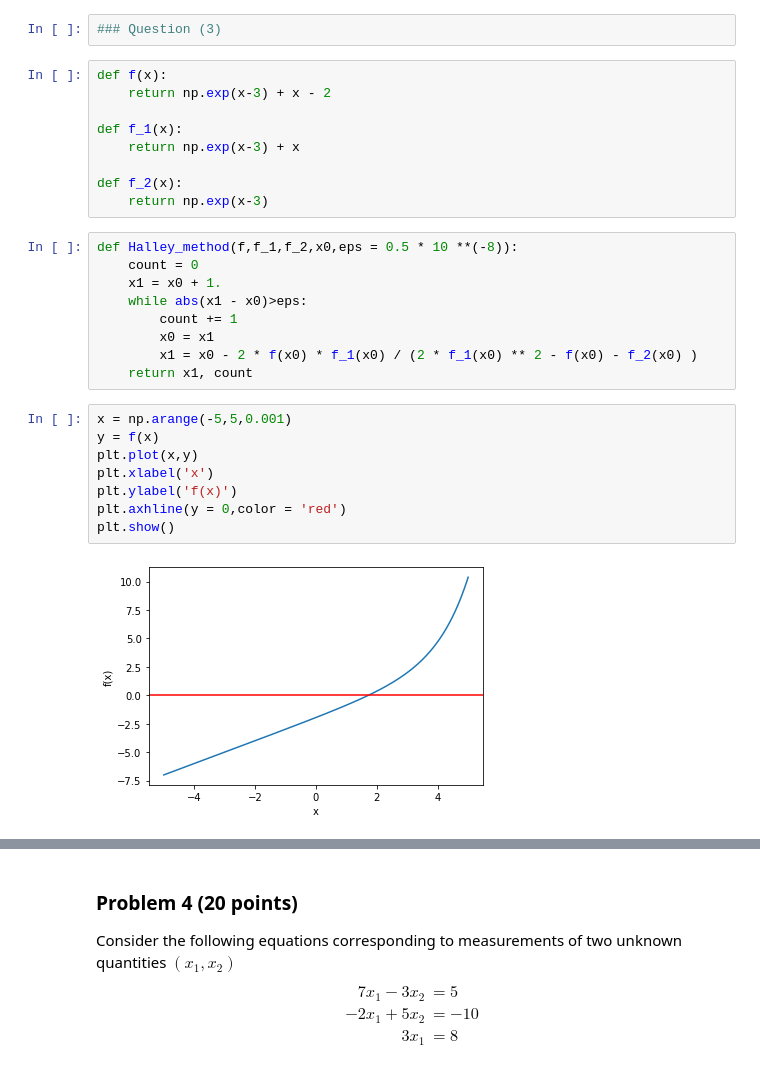
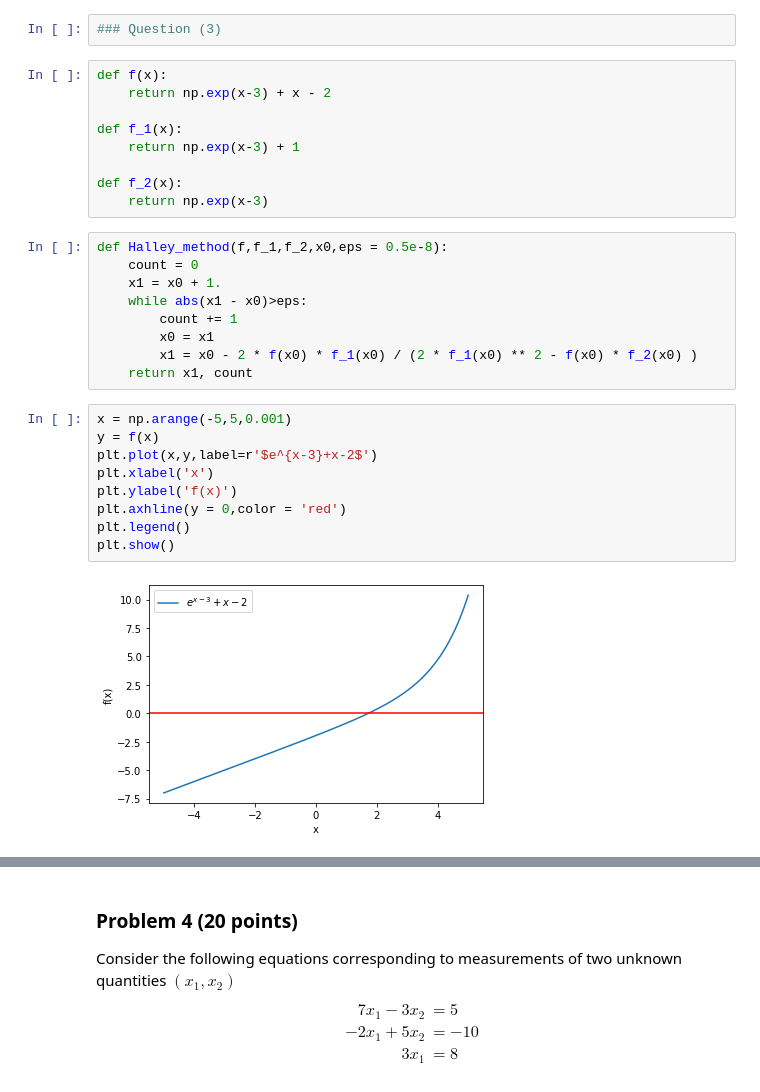
Before and after one commit to VIoletYisi/CaiJiBaoTuan, a Jupyter notebook: Violet_Yisi/Mid_Exam/CP_黄家乐_518070910071_midexm.ipynb, the cells around one changed output, grey strips where cells are left out. Saved outputs shown, nothing was run; the diff lists cells and outputs as text.

```diff
--- a/Violet_Yisi/Mid_Exam/CP_黄家乐_518070910071_midexm.ipynb
+++ b/Violet_Yisi/Mid_Exam/CP_黄家乐_518070910071_midexm.ipynb
@@ -194,29 +191,30 @@ def f(x):
     return np.exp(x-3) + x - 2
 
 def f_1(x):
-    return np.exp(x-3) + x
+    return np.exp(x-3) + 1
 
 def f_2(x):
     return np.exp(x-3)
 # %%
-def Halley_method(f,f_1,f_2,x0,eps = 0.5 * 10 **(-8)):
+def Halley_method(f,f_1,f_2,x0,eps = 0.5e-8):
     count = 0
     x1 = x0 + 1.
     while abs(x1 - x0)>eps:
         count += 1
         x0 = x1
-        x1 = x0 - 2 * f(x0) * f_1(x0) / (2 * f_1(x0) ** 2 - f(x0) - f_2(x0) )
+        x1 = x0 - 2 * f(x0) * f_1(x0) / (2 * f_1(x0) ** 2 - f(x0) * f_2(x0) )
     return x1, count
 # %%
 x = np.arange(-5,5,0.001)
 y = f(x)
-plt.plot(x,y)
+plt.plot(x,y,label=r'$e^{x-3}+x-2$')
 plt.xlabel('x')
 plt.ylabel('f(x)')
 plt.axhline(y = 0,color = 'red')
+plt.legend()
 plt.show()
 # %% [output]
-[figure, old version]
+[figure, new version]
 # %%
 x0 = 1.0
 root,count = Halley_method(f,f_1,f_2,x0)
```
Also changed, not shown: parts of 12 cells of this notebook, 9 other files.
